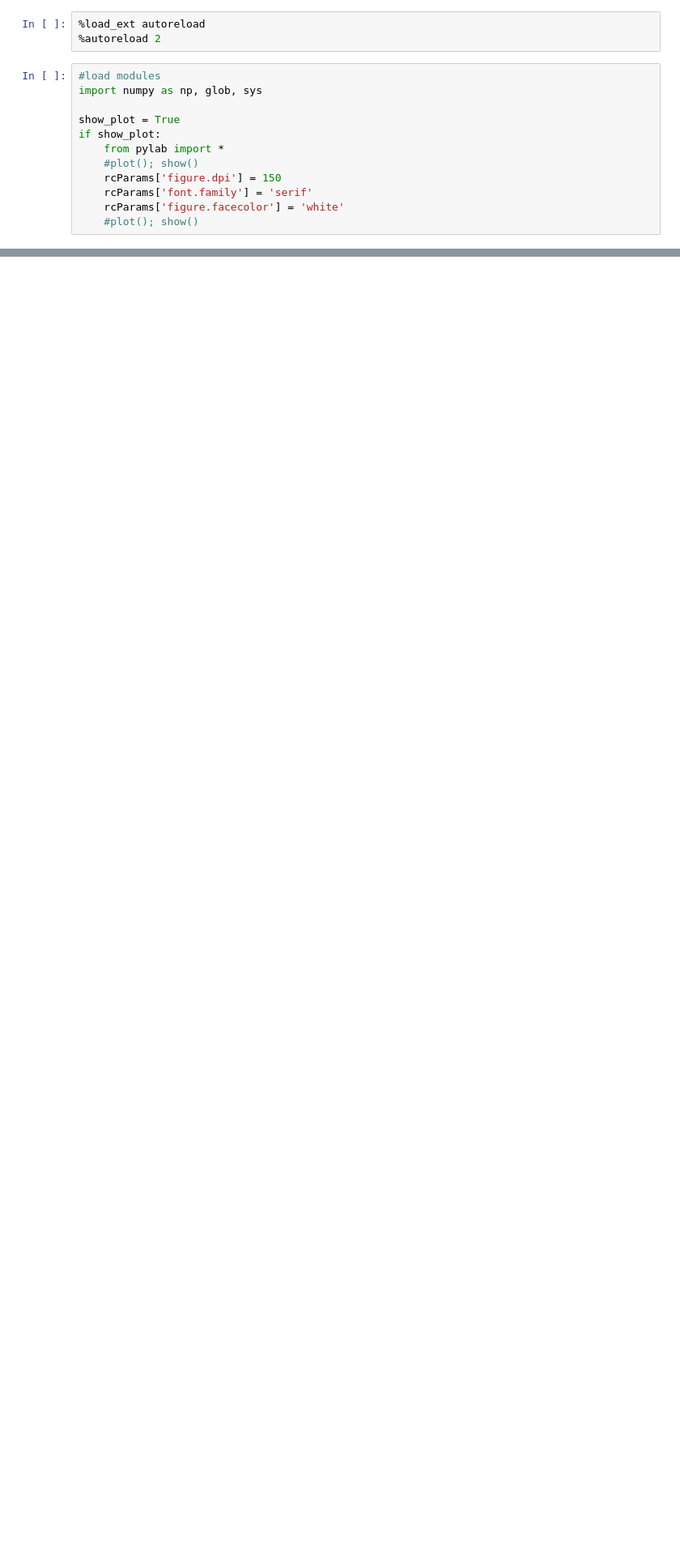
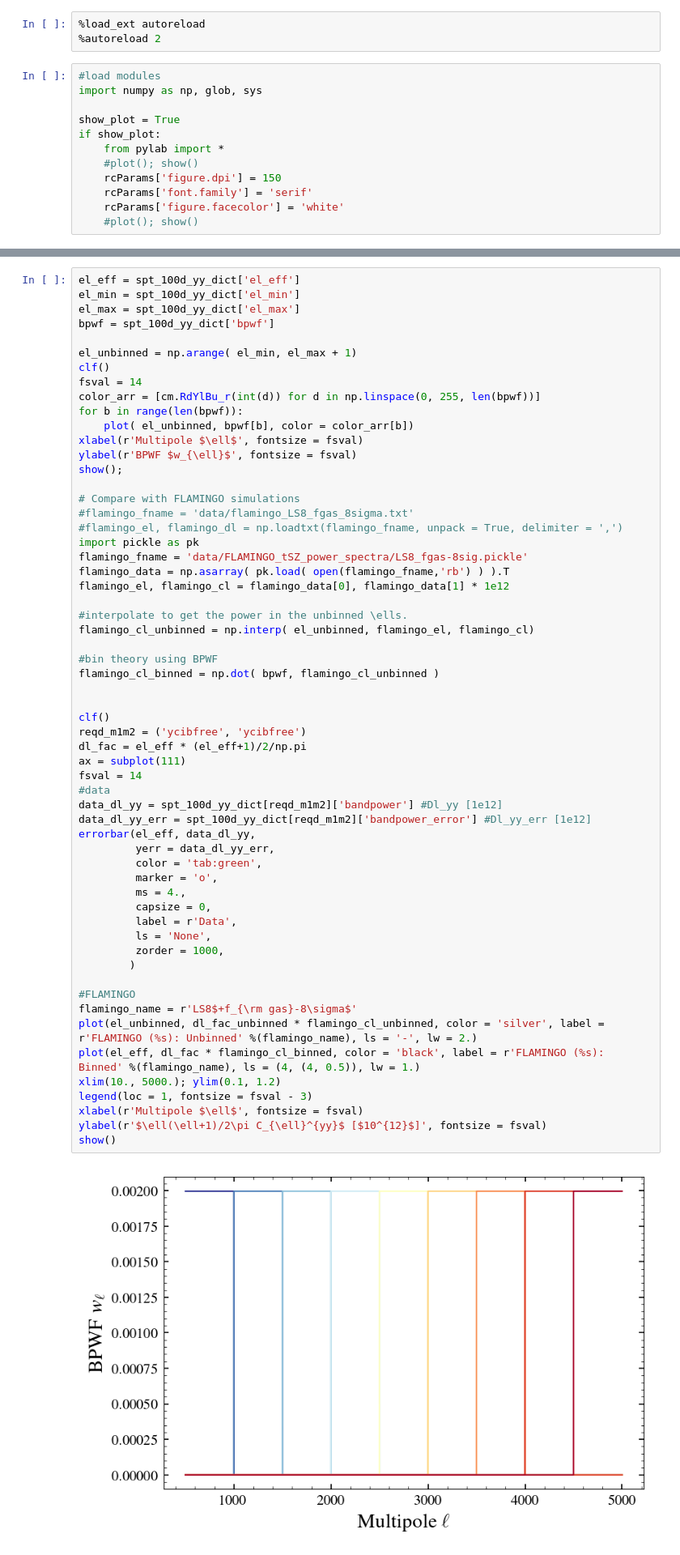
Before and after one commit to sriniraghunathan/tSZ_2pt_SPT_SPIRE, a Jupyter notebook: read_maps_masks_bandpowers_cov.ipynb, the cells around one changed output, grey strips where cells are left out. Shown at 81% size. Drawn from its saved outputs; the diff is of its cells as text; blank space fills up the shorter version.

```diff
--- a/read_maps_masks_bandpowers_cov.ipynb
+++ b/read_maps_masks_bandpowers_cov.ipynb
@@ -57,0 +77,61 @@ Estimators are:  [('ymv', 'ymv'), ('ycibfree', 'ycibfree'), ('ycibfree', 'ymv')]
+# %%
+el_eff = spt_100d_yy_dict['el_eff']
+el_min = spt_100d_yy_dict['el_min']
+el_max = spt_100d_yy_dict['el_max']
+bpwf = spt_100d_yy_dict['bpwf']
+
+el_unbinned = np.arange( el_min, el_max + 1)
+clf()
+fsval = 14
+color_arr = [cm.RdYlBu_r(int(d)) for d in np.linspace(0, 255, len(bpwf))]
+for b in range(len(bpwf)):
+    plot( el_unbinned, bpwf[b], color = color_arr[b])
+xlabel(r'Multipole $\ell$', fontsize = fsval)
+ylabel(r'BPWF $w_{\ell}$', fontsize = fsval)
+show();
+
+# Compare with FLAMINGO simulations
+#flamingo_fname = 'data/flamingo_LS8_fgas_8sigma.txt'
+#flamingo_el, flamingo_dl = np.loadtxt(flamingo_fname, unpack = True, delimiter = ',')
+import pickle as pk
+flamingo_fname = 'data/FLAMINGO_tSZ_power_spectra/LS8_fgas-8sig.pickle'
+flamingo_data = np.asarray( pk.load( open(flamingo_fname,'rb') ) ).T
+flamingo_el, flamingo_cl = flamingo_data[0], flamingo_data[1] * 1e12
+
+#interpolate to get the power in the unbinned \ells.
+flamingo_cl_unbinned = np.interp( el_unbinned, flamingo_el, flamingo_cl)
+
+#bin theory using BPWF
+flamingo_cl_binned = np.dot( bpwf, flamingo_cl_unbinned )
+
+
+clf()
+reqd_m1m2 = ('ycibfree', 'ycibfree')
+dl_fac = el_eff * (el_eff+1)/2/np.pi
+ax = subplot(111)
+fsval = 14
+#data
+data_dl_yy = spt_100d_yy_dict[reqd_m1m2]['bandpower'] #Dl_yy [1e12]
+data_dl_yy_err = spt_100d_yy_dict[reqd_m1m2]['bandpower_error'] #Dl_yy_err [1e12]
+errorbar(el_eff, data_dl_yy,
+         yerr = data_dl_yy_err,
+         color = 'tab:green',
+         marker = 'o',
+         ms = 4.,
+         capsize = 0,
+         label = r'Data',
+         ls = 'None',
+         zorder = 1000,
+        )
+
+#FLAMINGO
+flamingo_name = r'LS8$+f_{\rm gas}-8\sigma$'
+plot(el_unbinned, dl_fac_unbinned * flamingo_cl_unbinned, color = 'silver', label = r'FLAMINGO (%s): Unbinned' %(flamingo_name), ls = '-', lw = 2.)
+plot(el_eff, dl_fac * flamingo_cl_binned, color = 'black', label = r'FLAMINGO (%s): Binned' %(flamingo_name), ls = (4, (4, 0.5)), lw = 1.)
+xlim(10., 5000.); ylim(0.1, 1.2)
+legend(loc = 1, fontsize = fsval - 3)
+xlabel(r'Multipole $\ell$', fontsize = fsval)
+ylabel(r'$\ell(\ell+1)/2\pi C_{\ell}^{yy}$ [$10^{12}$]', fontsize = fsval)
+show()
+# %% [output]
+[figure, added]
```
Also changed, not shown: parts of 6 cells of this notebook, 3 other files.
